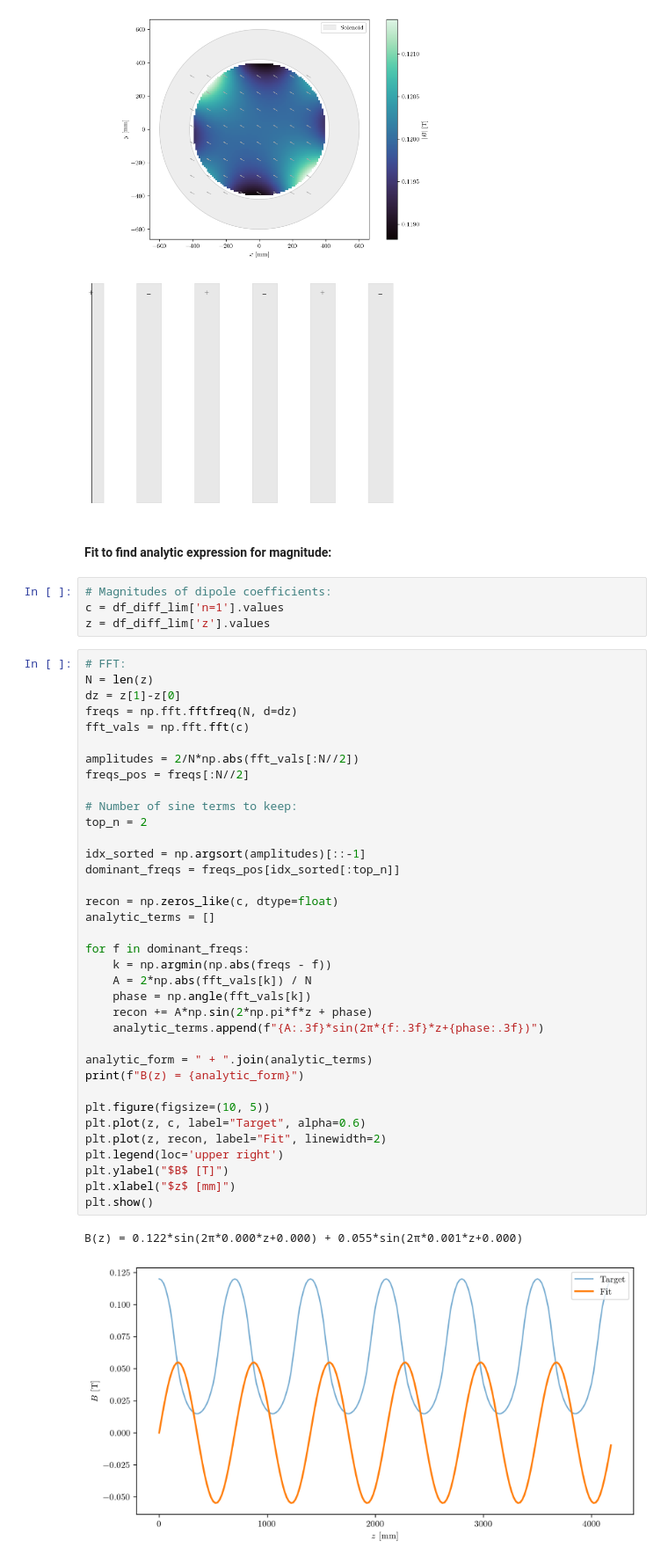
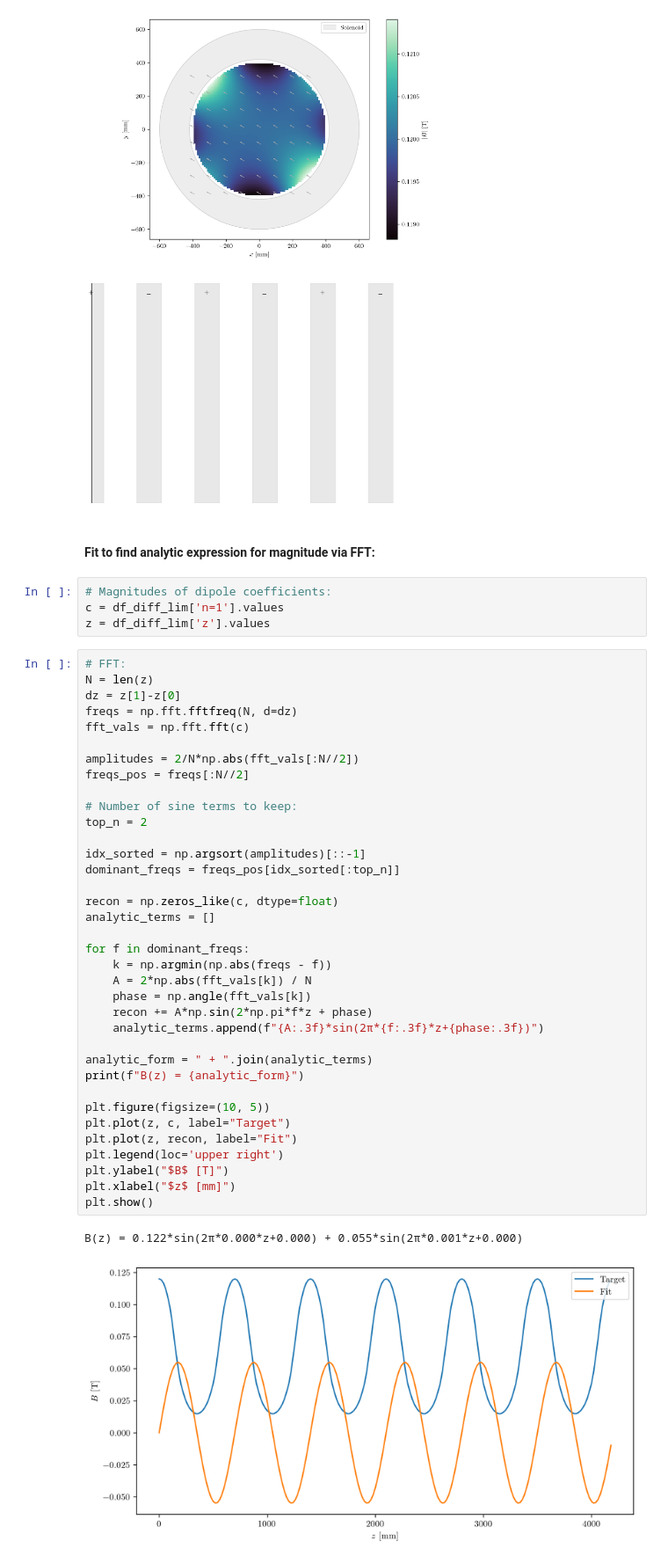
Before and after one commit to criggall/muon-cooling, a Jupyter notebook: field-studies/map/hfofo-lattice/multipole_expansion.ipynb, the cells around one changed output. Shown at 88% size. Drawn from its saved outputs; the diff is of its cells as text.

```diff
--- a/field-studies/map/hfofo-lattice/multipole_expansion.ipynb
+++ b/field-studies/map/hfofo-lattice/multipole_expansion.ipynb
@@ -473,7 +474,7 @@ animation.save(ani_dir+'multipole_expansion_quiver_diff_lim.gif', writer='pillow
 # %% [output]
 [figure]
 # %% [markdown]
-#### Fit to find analytic expression for magnitude:
+#### Fit to find analytic expression for magnitude via FFT:
 # %%
 # Magnitudes of dipole coefficients:
 c = df_diff_lim['n=1'].values
@@ -487,33 +488,33 @@ fft_vals = np.fft.fft(c)
 
 amplitudes = 2/N*np.abs(fft_vals[:N//2])
 freqs_pos = freqs[:N//2]
 
 # Number of sine terms to keep:
 top_n = 2
 
 idx_sorted = np.argsort(amplitudes)[::-1]
 dominant_freqs = freqs_pos[idx_sorted[:top_n]]
 
 recon = np.zeros_like(c, dtype=float)
 analytic_terms = []
 
 for f in dominant_freqs:
     k = np.argmin(np.abs(freqs - f))
     A = 2*np.abs(fft_vals[k]) / N
     phase = np.angle(fft_vals[k])
     recon += A*np.sin(2*np.pi*f*z + phase)
     analytic_terms.append(f"{A:.3f}*sin(2π*{f:.3f}*z+{phase:.3f})")
 
 analytic_form = " + ".join(analytic_terms)
 print(f"B(z) = {analytic_form}")
 
 plt.figure(figsize=(10, 5))
-plt.plot(z, c, label="Target", alpha=0.6)
-plt.plot(z, recon, label="Fit", linewidth=2)
+plt.plot(z, c, label="Target")
+plt.plot(z, recon, label="Fit")
 plt.legend(loc='upper right')
 plt.ylabel("$B$ [T]")
 plt.xlabel("$z$ [mm]")
 plt.show()
 # %% [output]
 B(z) = 0.122*sin(2π*0.000*z+0.000) + 0.055*sin(2π*0.001*z+0.000)
-[figure, old version]
+[figure, new version]
```
Also changed, not shown: parts of 15 cells of this notebook, 7 other files.
